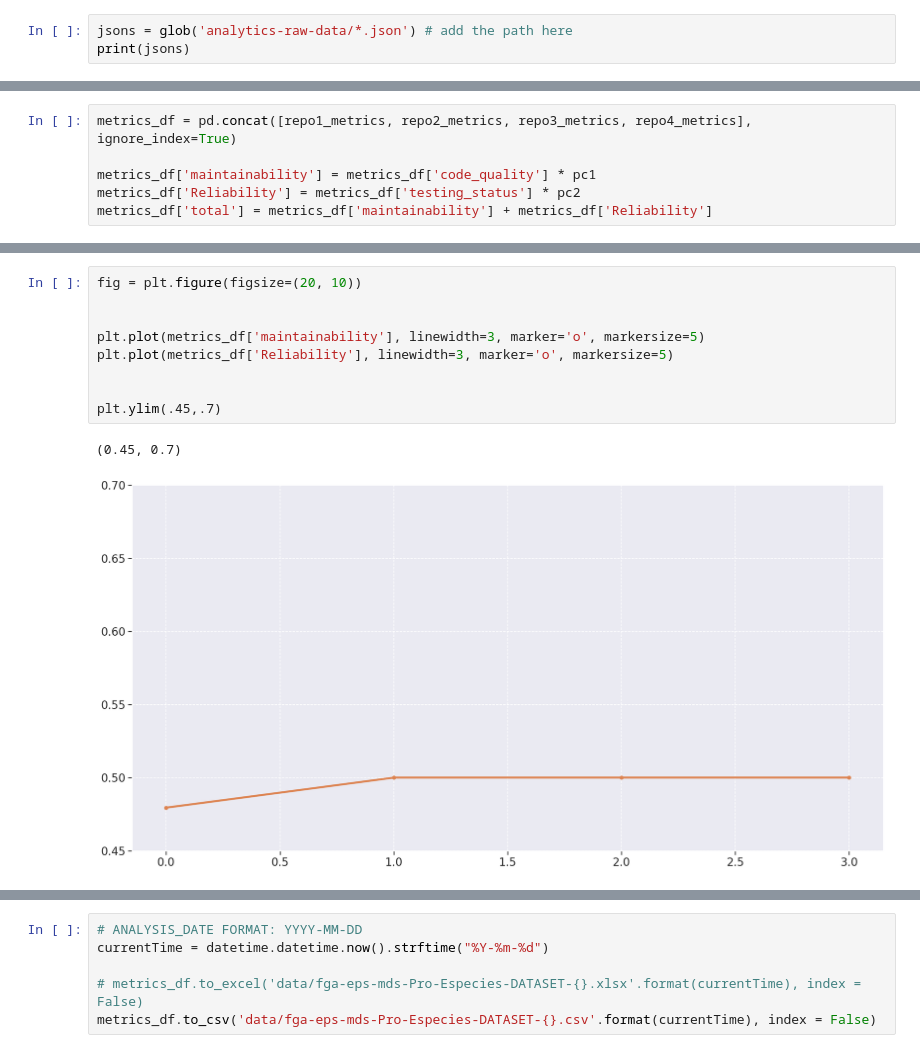
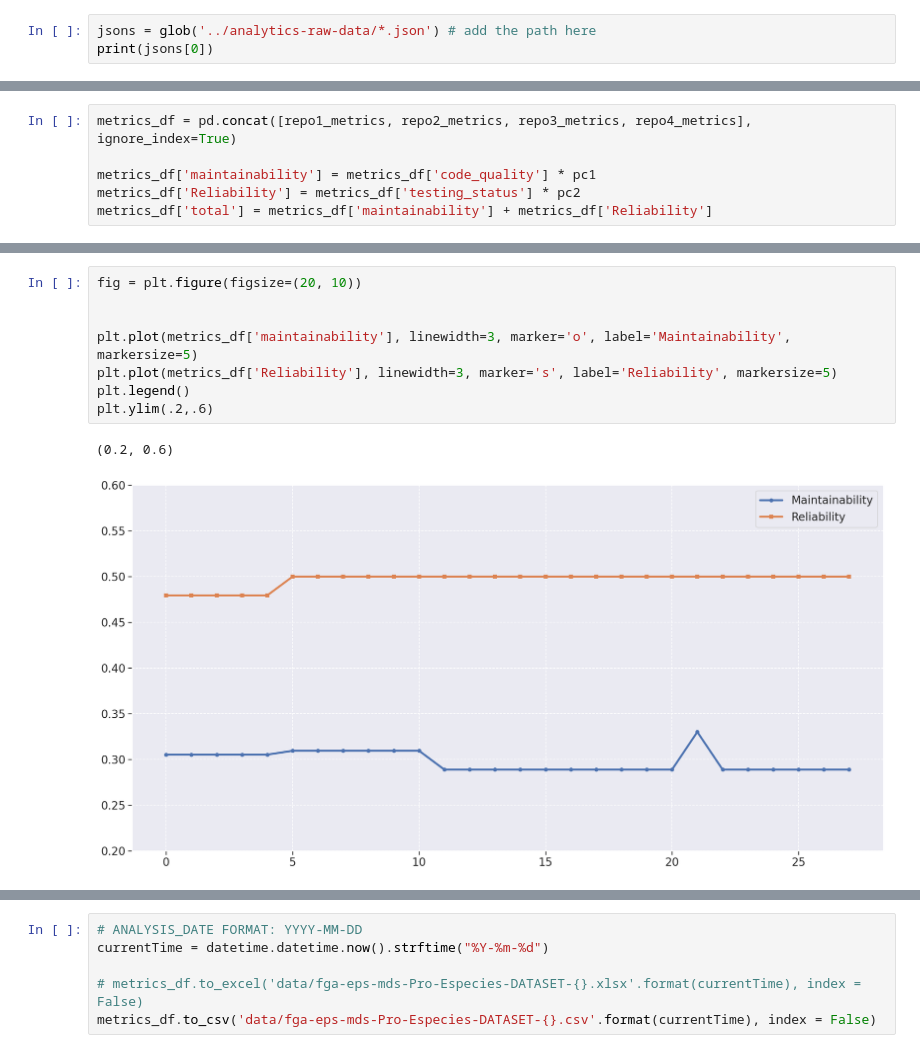
Before and after one commit to fga-eps-mds/2021.1-Pro-Especies-Docs, a Jupyter notebook: Analytics/analytics.ipynb, the cells around one changed output, grey strips where cells are left out. Cells and saved outputs as stored; diff of their text form.

```diff
--- a/Analytics/analytics.ipynb
+++ b/Analytics/analytics.ipynb
@@ -56,6 +63,6 @@ pd.set_option("display.max_rows", None, "display.max_columns", None)
 # %% [markdown]
 ##### Path to the folder with all your jsons
 # %%
-jsons = glob('analytics-raw-data/*.json') # add the path here
-print(jsons)
+jsons = glob('../analytics-raw-data/*.json') # add the path here
+print(jsons[0])
 # %% [output]
@@ -544,15 +449,14 @@ metrics_df
 # %%
 fig = plt.figure(figsize=(20, 10))
 
 
-plt.plot(metrics_df['maintainability'], linewidth=3, marker='o', markersize=5)
-plt.plot(metrics_df['Reliability'], linewidth=3, marker='o', markersize=5)
-
-
-plt.ylim(.45,.7)
+plt.plot(metrics_df['maintainability'], linewidth=3, marker='o', label='Maintainability', markersize=5)
+plt.plot(metrics_df['Reliability'], linewidth=3, marker='s', label='Reliability', markersize=5)
+plt.legend()
+plt.ylim(.2,.6)
 # %% [output]
-(0.45, 0.7)
+(0.2, 0.6)
-[figure, old version]
+[figure, new version]
 # %%
 fig = plt.figure(figsize=(20, 10))
 
```
Also changed, not shown: parts of 20 cells of this notebook, 2 other files.
